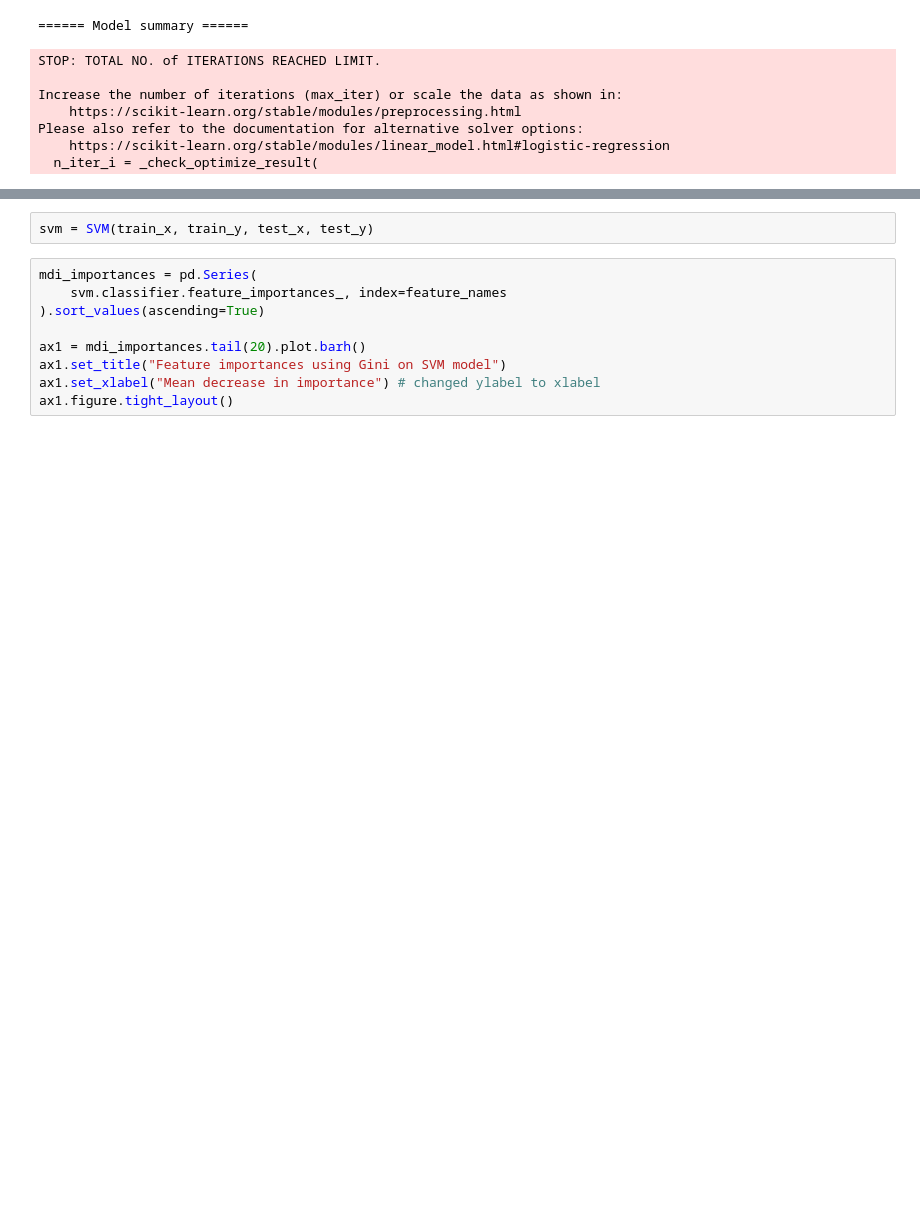
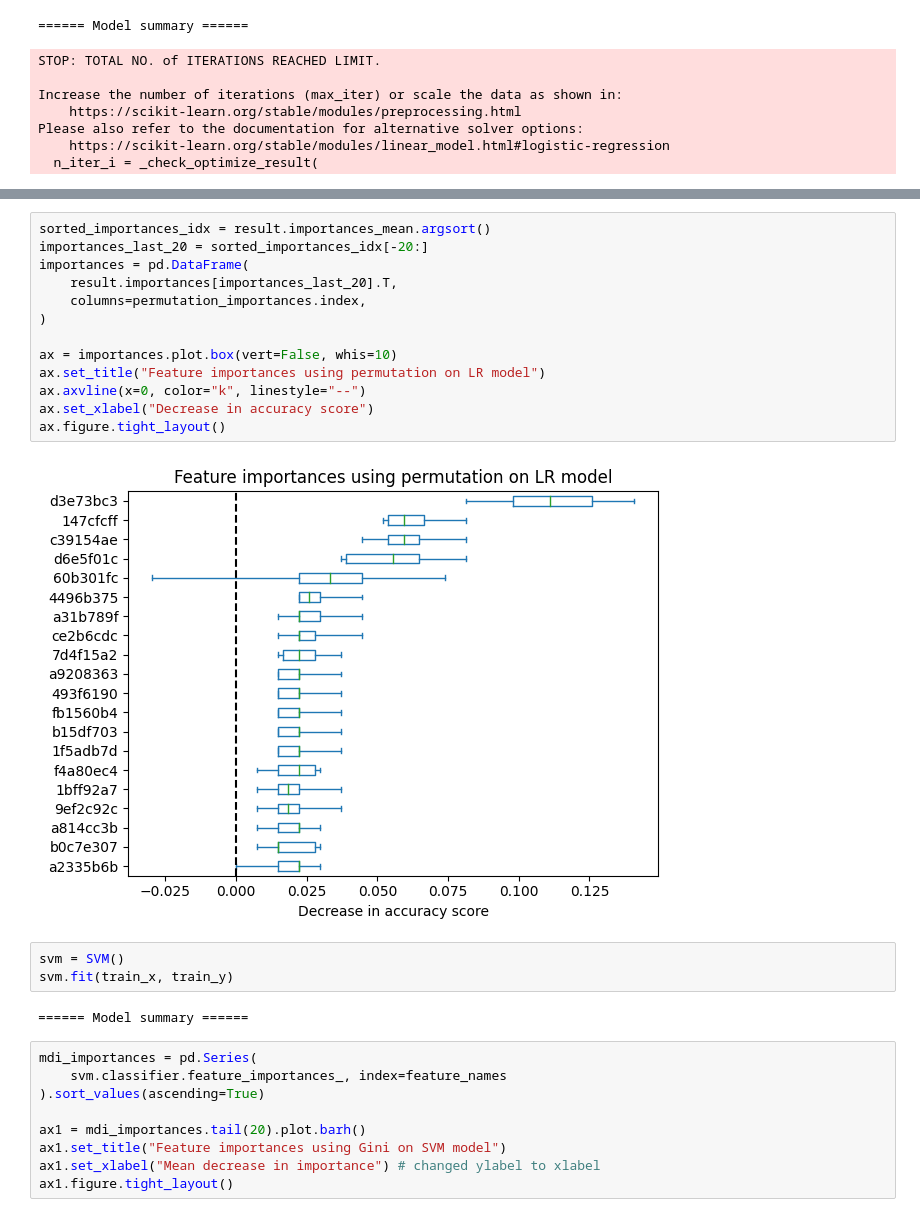
Before and after one commit to 34yu34/log6309e-group, a Jupyter notebook: src/feature_importance.ipynb, the cells around one changed output, grey strips where cells are left out. Saved outputs shown, nothing was run; the diff lists cells and outputs as text; blank space fills up the shorter version.

```diff
--- a/src/feature_importance.ipynb
+++ b/src/feature_importance.ipynb
@@ -129,5 +145,23 @@ ax2.figure.tight_layout()
+# %%
+sorted_importances_idx = result.importances_mean.argsort()
+importances_last_20 = sorted_importances_idx[-20:]
+importances = pd.DataFrame(
+    result.importances[importances_last_20].T,
+    columns=permutation_importances.index,
+)
+
+ax = importances.plot.box(vert=False, whis=10)
+ax.set_title("Feature importances using permutation on LR model")
+ax.axvline(x=0, color="k", linestyle="--")
+ax.set_xlabel("Decrease in accuracy score")
+ax.figure.tight_layout()
+# %% [output]
+[figure, added]
 # %%
-svm = SVM(train_x, train_y, test_x, test_y)
+svm = SVM()
+svm.fit(train_x, train_y)
+# %% [output]
+====== Model summary ======
 # %%
 mdi_importances = pd.Series(
     svm.classifier.feature_importances_, index=feature_names
```
Also changed, not shown: parts of 14 cells of this notebook, 7 other files.
